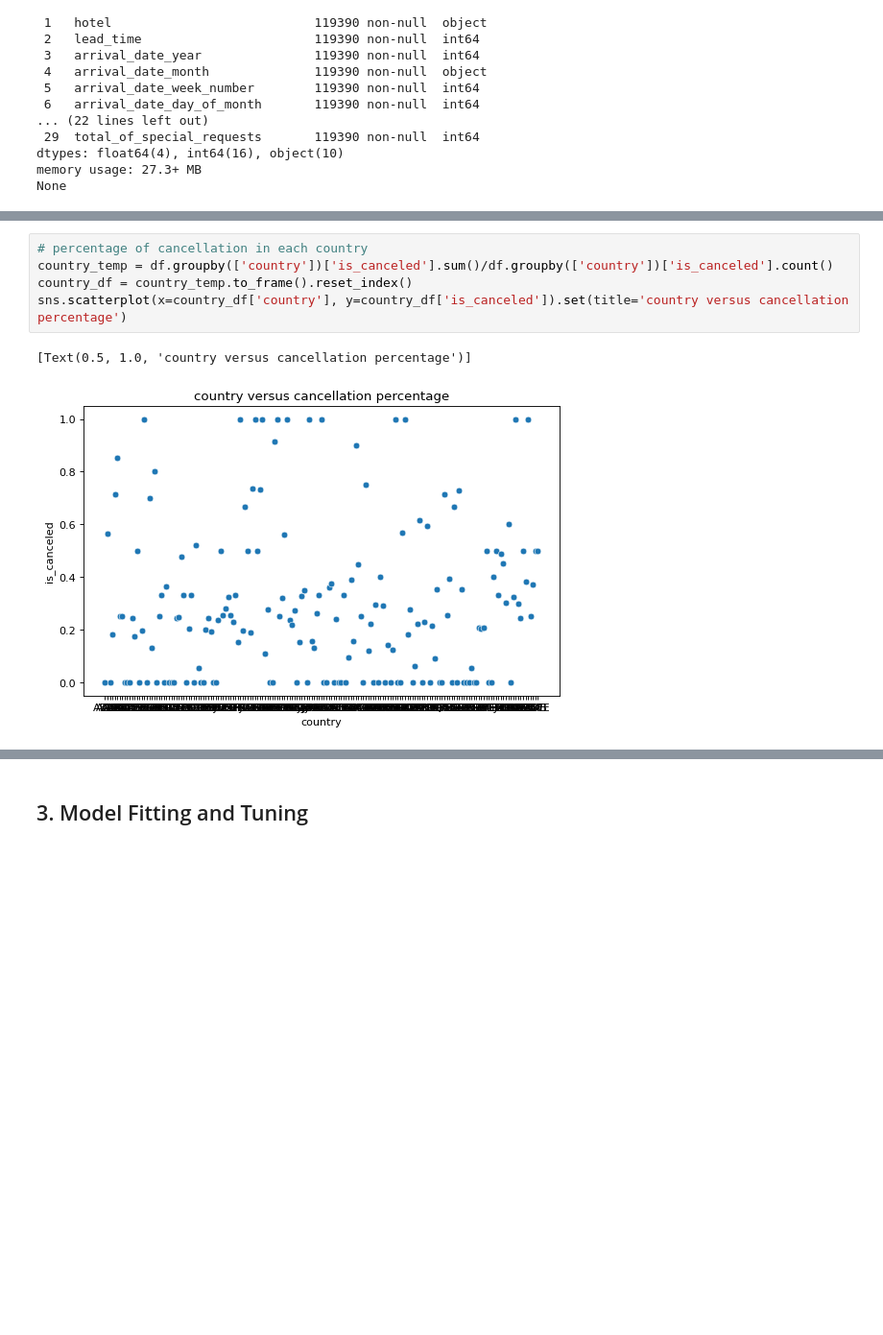
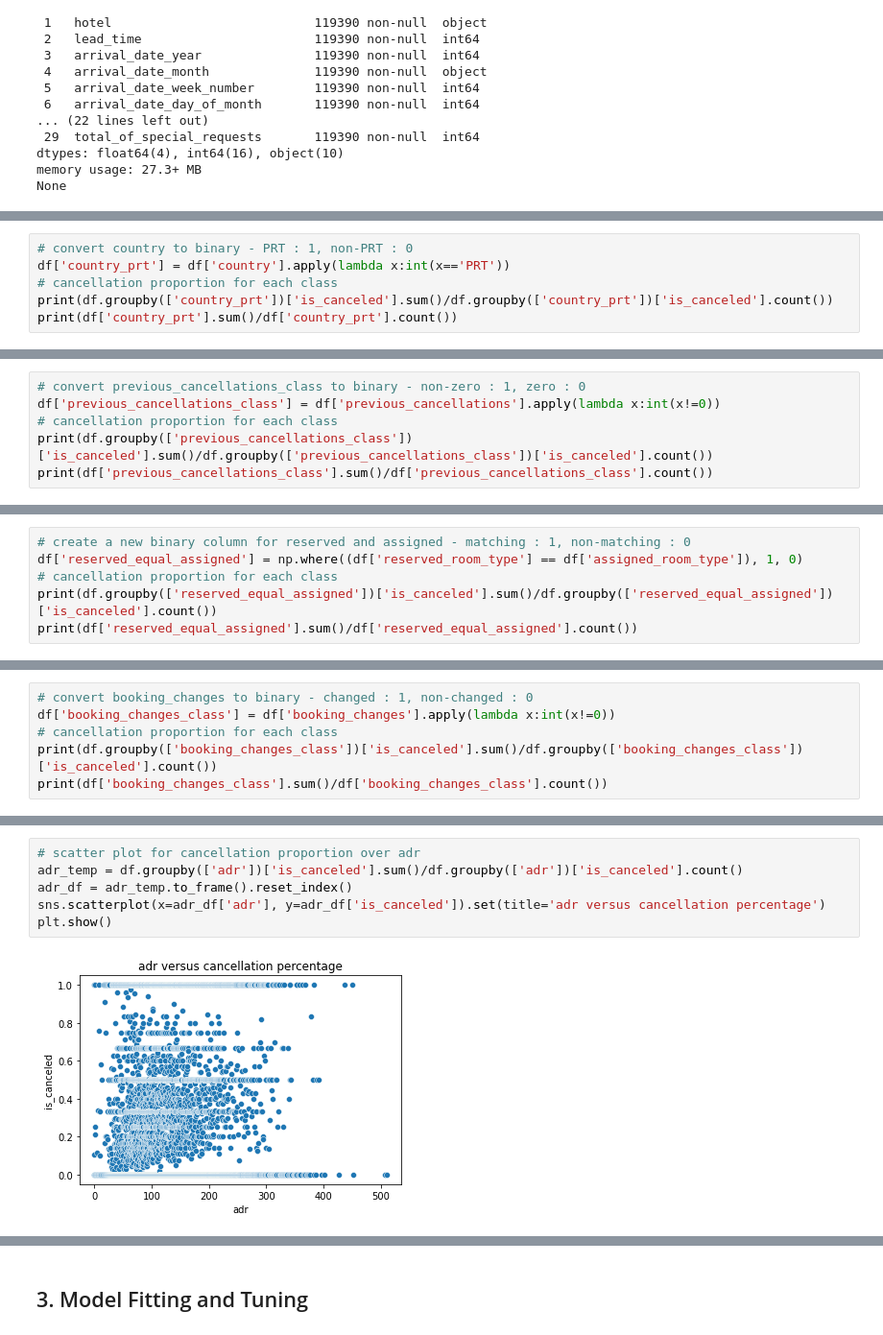
Before and after one commit to AngeloYin0826/MLP_project2, a Jupyter notebook: proj2.ipynb, the cells around one changed output, grey strips where cells are left out. Shown at 96% size. Saved outputs shown, nothing was run; the diff lists cells and outputs as text; blank space fills up the shorter version.

```diff
--- a/proj2.ipynb
+++ b/proj2.ipynb
@@ -147,0 +125,6 @@ plt.show()
+# %%
+# convert country to binary - PRT : 1, non-PRT : 0
+df['country_prt'] = df['country'].apply(lambda x:int(x=='PRT'))
+# cancellation proportion for each class
+print(df.groupby(['country_prt'])['is_canceled'].sum()/df.groupby(['country_prt'])['is_canceled'].count())
+print(df['country_prt'].sum()/df['country_prt'].count())
@@ -147,0 +147,6 @@ plt.show()
+# %%
+# convert previous_cancellations_class to binary - non-zero : 1, zero : 0
+df['previous_cancellations_class'] = df['previous_cancellations'].apply(lambda x:int(x!=0))
+# cancellation proportion for each class
+print(df.groupby(['previous_cancellations_class'])['is_canceled'].sum()/df.groupby(['previous_cancellations_class'])['is_canceled'].count())
+print(df['previous_cancellations_class'].sum()/df['previous_cancellations_class'].count())
@@ -147,0 +159,6 @@ plt.show()
+# %%
+# create a new binary column for reserved and assigned - matching : 1, non-matching : 0
+df['reserved_equal_assigned'] = np.where((df['reserved_room_type'] == df['assigned_room_type']), 1, 0)
+# cancellation proportion for each class
+print(df.groupby(['reserved_equal_assigned'])['is_canceled'].sum()/df.groupby(['reserved_equal_assigned'])['is_canceled'].count())
+print(df['reserved_equal_assigned'].sum()/df['reserved_equal_assigned'].count())
@@ -147,0 +171,6 @@ plt.show()
+# %%
+# convert booking_changes to binary - changed : 1, non-changed : 0
+df['booking_changes_class'] = df['booking_changes'].apply(lambda x:int(x!=0))
+# cancellation proportion for each class
+print(df.groupby(['booking_changes_class'])['is_canceled'].sum()/df.groupby(['booking_changes_class'])['is_canceled'].count())
+print(df['booking_changes_class'].sum()/df['booking_changes_class'].count())
@@ -148,8 +222,8 @@ plt.show()
 # %%
-# percentage of cancellation in each country
-country_temp = df.groupby(['country'])['is_canceled'].sum()/df.groupby(['country'])['is_canceled'].count()
-country_df = country_temp.to_frame().reset_index()
-sns.scatterplot(x=country_df['country'], y=country_df['is_canceled']).set(title='country versus cancellation percentage')
+# scatter plot for cancellation proportion over adr
+adr_temp = df.groupby(['adr'])['is_canceled'].sum()/df.groupby(['adr'])['is_canceled'].count()
+adr_df = adr_temp.to_frame().reset_index()
+sns.scatterplot(x=adr_df['adr'], y=adr_df['is_canceled']).set(title='adr versus cancellation percentage')
+plt.show()
 # %% [output]
-[Text(0.5, 1.0, 'country versus cancellation percentage')]
-[figure, old version]
+[figure, new version]
```
Also changed, not shown: parts of 29 cells of this notebook.
